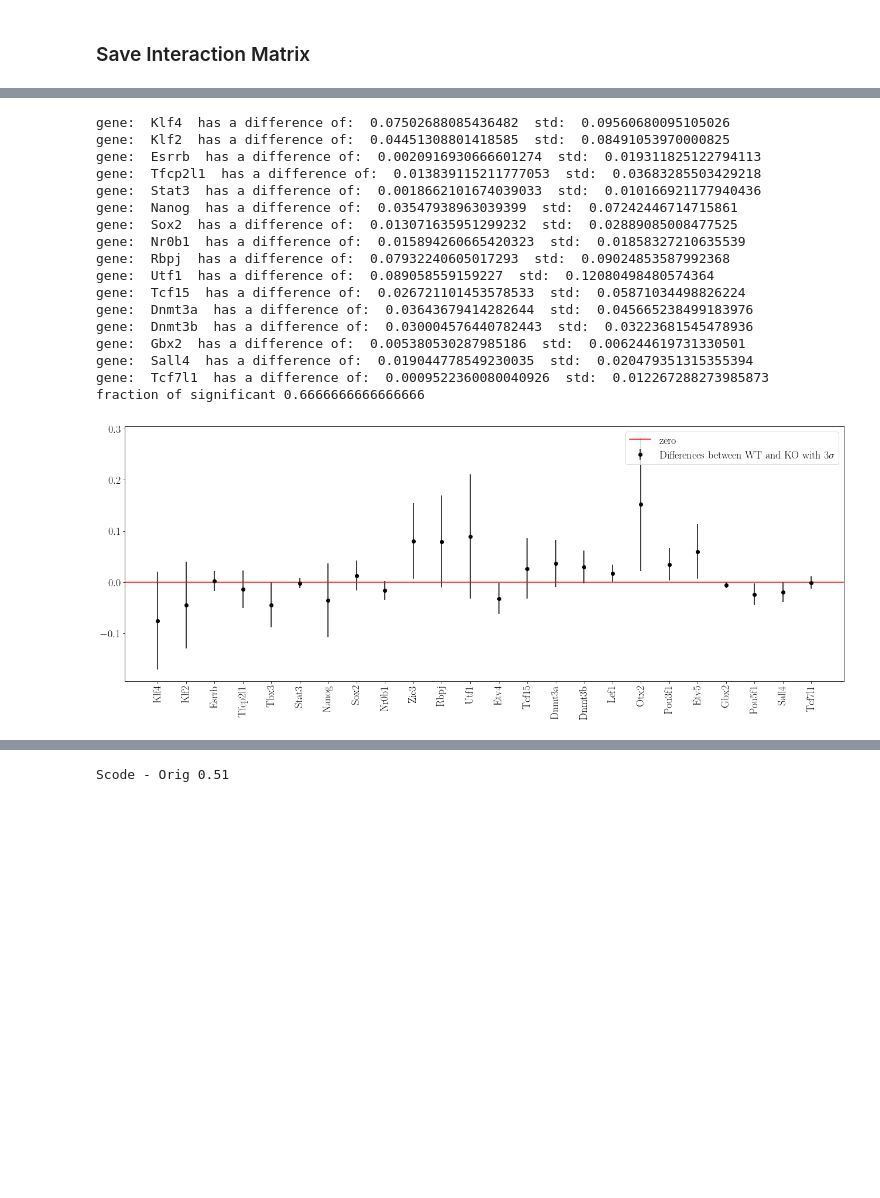
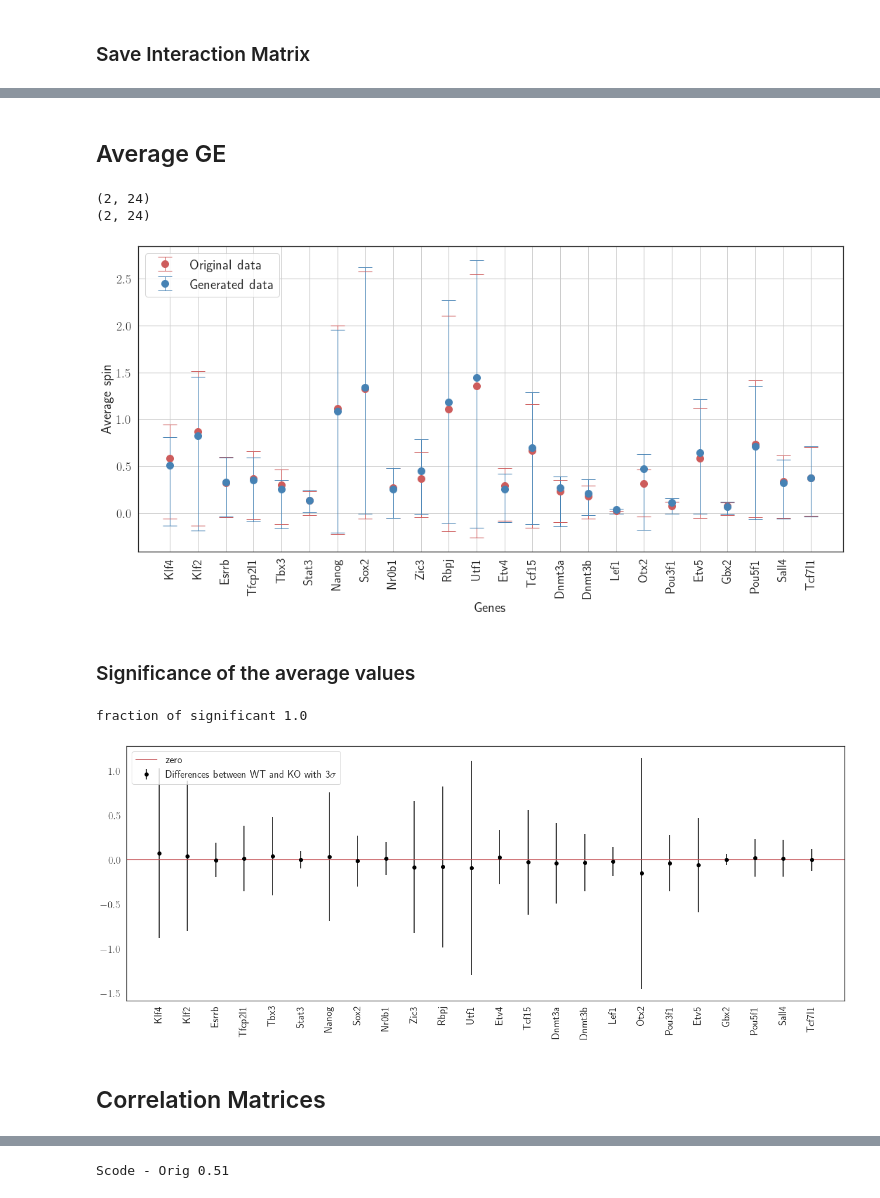
Before and after one commit to CleliaCorridori/GRN_Inference_CODE, a Jupyter notebook: SCODE_MB-LogNorm.ipynb, the cells around one changed output, grey strips where cells are left out. Saved outputs shown, nothing was run; the diff lists cells and outputs as text; code cells hidden in the pictures; blank space fills up the shorter version.

Commit message:
New thr to compute the interaction matrices

```diff
--- a/SCODE_MB-LogNorm.ipynb
+++ b/SCODE_MB-LogNorm.ipynb
@@ -225,0 +70,7 @@ df_lN_mb_pst.head(3)
+# %%
+# Mini-Bulk
+# load the Gene Expression data log normalized + Pseudo-Time: the columns are the cells and the rows are the genes
+df_lN_mb_pst = pd.read_csv(path_data + "GE_data/processed/imp_genes_LogNorm_PST_MB.csv", header=0, index_col=0, sep=",")
+
+
+print("LogNorm dims: ", df_lN_mb_pst.shape)
@@ -463,10 +352,14 @@ matplotlib.rc('text', usetex=True)
+# %%
+matplotlib.rc('text', usetex=True)
+sns.set(font='Avenir')
+sns.set(style="white")
 # %%
 compute = False
 N_sim=500
 df_sim = np.zeros((len(genes_order), 101, N_sim))
 
 for ii in range(N_sim):
-    if ii%50==0:
+    if ii%100==0:
         print("Exp ", ii)
     out_sim = "/Users/cleliacorridori/Dropbox_2021\ Dropbox/Jorah\ Mormont/GRN_Inference/DATA/OUT_SCODE_LN/KO_LN/NO_KO/out_simSCODE_LogNorm_MB_"+str(ii)+".txt"
 
@@ -524,44 +387,47 @@ plt.grid(True)
+# %% [markdown]
+## Average GE
+# %%
+# plot the average activity of the genes
+fig, ax = plt.subplots(1,1, figsize=(18,8))
+avg_activity_lN, avg_activity_std_lN         = funcs_ko.plot_activity(data_LN, genes_order, "Original data", "indianred", ax)
+avg_activity_lN_sim, avg_activity_std_lN_sim = funcs_ko.plot_activity_simulated(df_sim, genes_order, "Generated data", "steelblue", ax)
+plt.xticks(rotation=90, fontsize=18)
+plt.yticks( fontsize=18)
+plt.show()
+# %% [output]
+(2, 24)
+(2, 24)
+[figure, added]
+# %% [markdown]
+### Significance of the average values
 # %%
 # number of sigma considered
 N_sigma = 3
 
 # compute the difference between the original and simulated spins values
-diff_activity_lN = np.zeros(len(genes_order))
-diff_activity_lN_std = np.zeros(len(genes_order))
+diff_activity_lN = np.zeros(len(avg_activity_lN))
+diff_activity_lN_std = np.zeros(len(avg_activity_lN))
 count = 0
-for i in range(len(genes_order)):
-    diff_activity_lN[i] = (df_sim_avg[i] - df_avg[i])
-    diff_activity_lN_std[i] = np.sqrt(df_sim_std[i]**2 + df_std[i]**2)
+for i in range(len(avg_activity_lN)):
+    diff_activity_lN[i] = (avg_activity_lN[i] - avg_activity_lN_sim[i])
+    diff_activity_lN_std[i] = np.sqrt(avg_activity_std_lN[i]**2 + avg_activity_std_lN_sim[i]**2)
     if np.abs(diff_activity_lN[i]) < N_sigma * diff_activity_lN_std[i]:
-        print("gene: ", genes_order[i], " has a difference of: ", np.abs(diff_activity_lN[i]), " std: ", N_sigma * diff_activity_lN_std[i])
+        # print("gene: ", genes_order[i], " has a difference of: ", diff_activity_lN[i], " std: ", N_sigma * diff_activity_lN_std[i])
         count += 1
 
 plt.figure(figsize=(22,8))
 plt.errorbar(genes_order, diff_activity_lN, yerr=N_sigma*diff_activity_lN_std, fmt='o', color='black', label = "Differences between WT and KO with "+str(N_sigma)+"$\sigma$")
 plt.axhline(y=0, color='r', linestyle='-', label= " zero")
-plt.legend(fontsize=18, loc="upper right")
+plt.legend(fontsize=18, loc="upper left")
 plt.xticks(rotation=90, fontsize=18)
 plt.yticks(fontsize=18)
+
 print("fraction of significant", count/len(genes_order))
 # %% [output]
-gene:  Klf4  has a difference of:  0.07502688085436482  std:  0.09560680095105026
-gene:  Klf2  has a difference of:  0.04451308801418585  std:  0.08491053970000825
-gene:  Esrrb  has a difference of:  0.0020916930666601274  std:  0.019311825122794113
-gene:  Tfcp2l1  has a difference of:  0.013839115211777053  std:  0.03683285503429218
-gene:  Stat3  has a difference of:  0.0018662101674039033  std:  0.010166921177940436
-gene:  Nanog  has a difference of:  0.03547938963039399  std:  0.07242446714715861
-gene:  Sox2  has a difference of:  0.013071635951299232  std:  0.02889085008477525
-gene:  Nr0b1  has a difference of:  0.015894260665420323  std:  0.01858327210635539
-gene:  Rbpj  has a difference of:  0.07932240605017293  std:  0.09024853587992368
-gene:  Utf1  has a difference of:  0.089058559159227  std:  0.12080498480574364
-gene:  Tcf15  has a difference of:  0.026721101453578533  std:  0.05871034498826224
-gene:  Dnmt3a  has a difference of:  0.03643679414282644  std:  0.045665238499183976
-gene:  Dnmt3b  has a difference of:  0.030004576440782443  std:  0.03223681545478936
-gene:  Gbx2  has a difference of:  0.005380530287985186  std:  0.006244619731330501
-gene:  Sall4  has a difference of:  0.019044778549230035  std:  0.020479351315355394
-gene:  Tcf7l1  has a difference of:  0.0009522360080040926  std:  0.012267288273985873
-fraction of significant 0.6666666666666666
+fraction of significant 1.0
-[figure, old version]
+[figure, new version]
+# %% [markdown]
+## Correlation Matrices
 # %%
 cm_sim = np.zeros((df_sim.shape[0], df_sim.shape[0], df_sim.shape[2]))
 for ii in range(df_sim.shape[2]):
```
Also changed, not shown: parts of 84 cells of this notebook, 15 other files.
